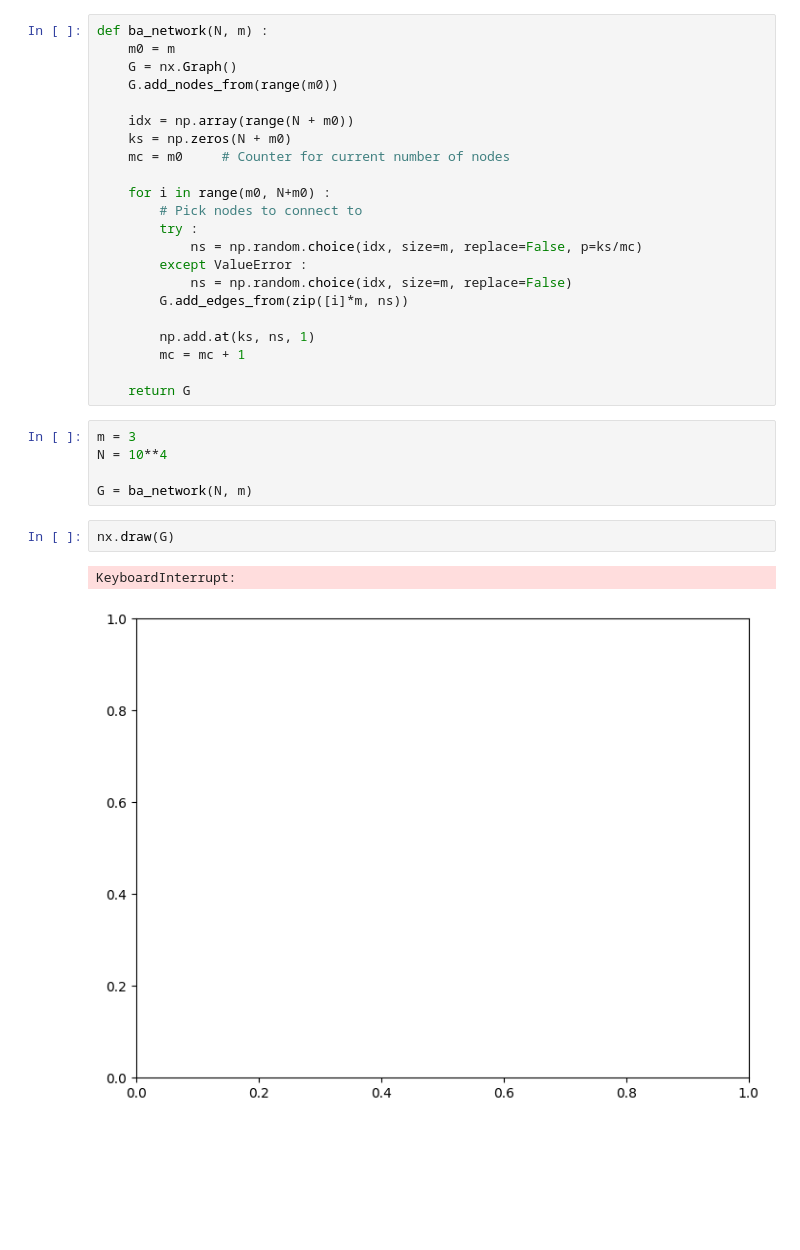
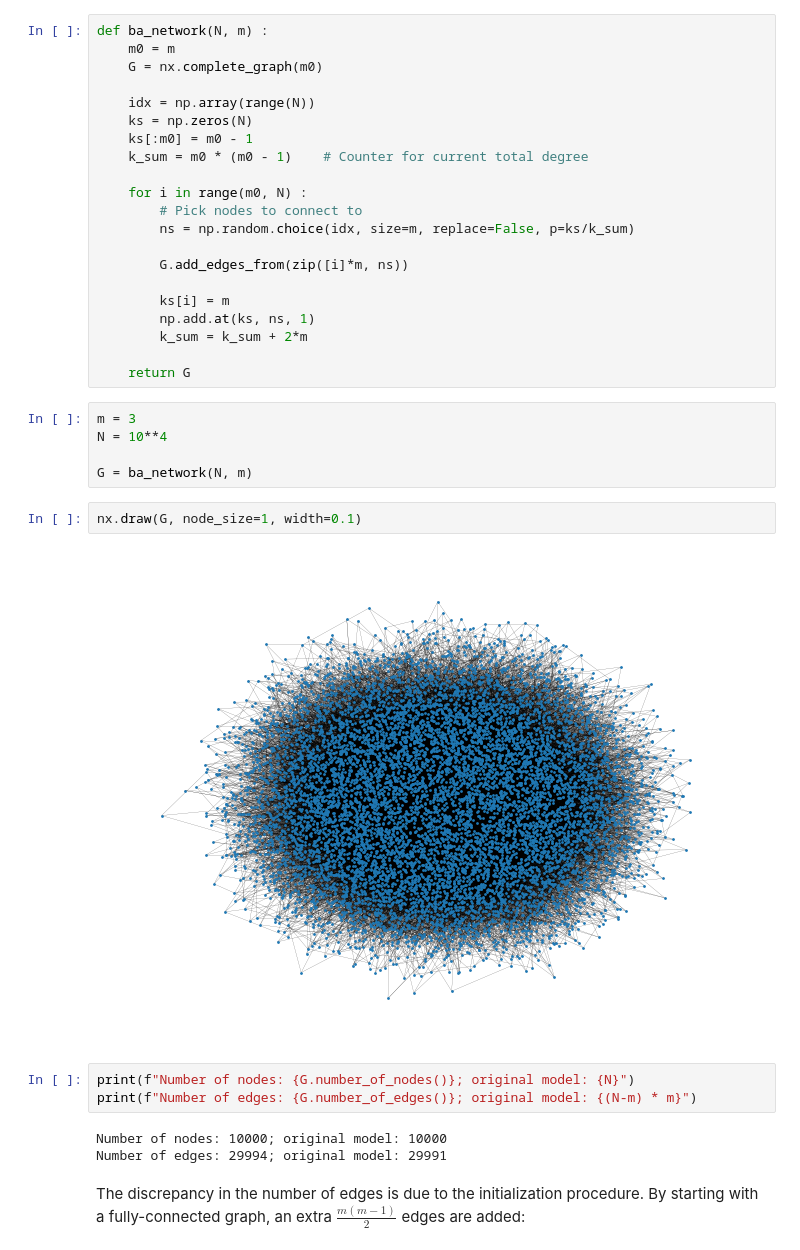
Before and after one commit to GitKalo/ba_networks, a Jupyter notebook: ba_model.ipynb, the cells around one changed output. Cells and saved outputs as stored; diff of their text form; blank space fills up the shorter version.

Commit message:
Improved algorithm and added degree dist plot

```diff
--- a/ba_model.ipynb
+++ b/ba_model.ipynb
@@ -9,23 +9,22 @@ import matplotlib.pyplot as plt
 # %%
 def ba_network(N, m) :
     m0 = m
-    G = nx.Graph()
-    G.add_nodes_from(range(m0))
+    G = nx.complete_graph(m0)
 
-    idx = np.array(range(N + m0))
-    ks = np.zeros(N + m0)
-    mc = m0     # Counter for current number of nodes
+    idx = np.array(range(N))
+    ks = np.zeros(N)
+    ks[:m0] = m0 - 1
+    k_sum = m0 * (m0 - 1)    # Counter for current total degree
 
-    for i in range(m0, N+m0) :
+    for i in range(m0, N) :
         # Pick nodes to connect to
-        try :
-            ns = np.random.choice(idx, size=m, replace=False, p=ks/mc)
-        except ValueError :
-            ns = np.random.choice(idx, size=m, replace=False)
+        ns = np.random.choice(idx, size=m, replace=False, p=ks/k_sum)
+
         G.add_edges_from(zip([i]*m, ns))
 
+        ks[i] = m
         np.add.at(ks, ns, 1)
-        mc = mc + 1
+        k_sum = k_sum + 2*m
 
     return G
 # %%
@@ -34,7 +33,14 @@ N = 10**4
 
 G = ba_network(N, m)
 # %%
-nx.draw(G)
+nx.draw(G, node_size=1, width=0.1)
 # %% [output]
-KeyboardInterrupt:
-[figure, old version]
+[figure, new version]
+# %%
+print(f"Number of nodes: {G.number_of_nodes()}; original model: {N}")
+print(f"Number of edges: {G.number_of_edges()}; original model: {(N-m) * m}")
+# %% [output]
+Number of nodes: 10000; original model: 10000
+Number of edges: 29994; original model: 29991
+# %% [markdown]
+The discrepancy in the number of edges is due to the initialization procedure. By starting with a fully-connected graph, an extra $\frac{m(m-1)}{2}$ edges are added:
```
Also changed, not shown: parts of 3 cells of this notebook.
